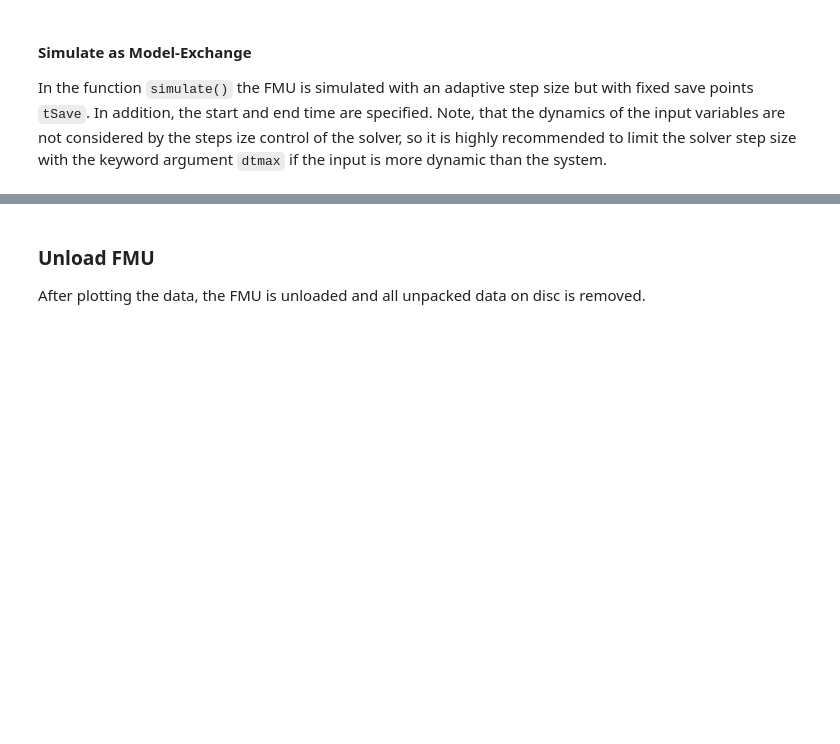
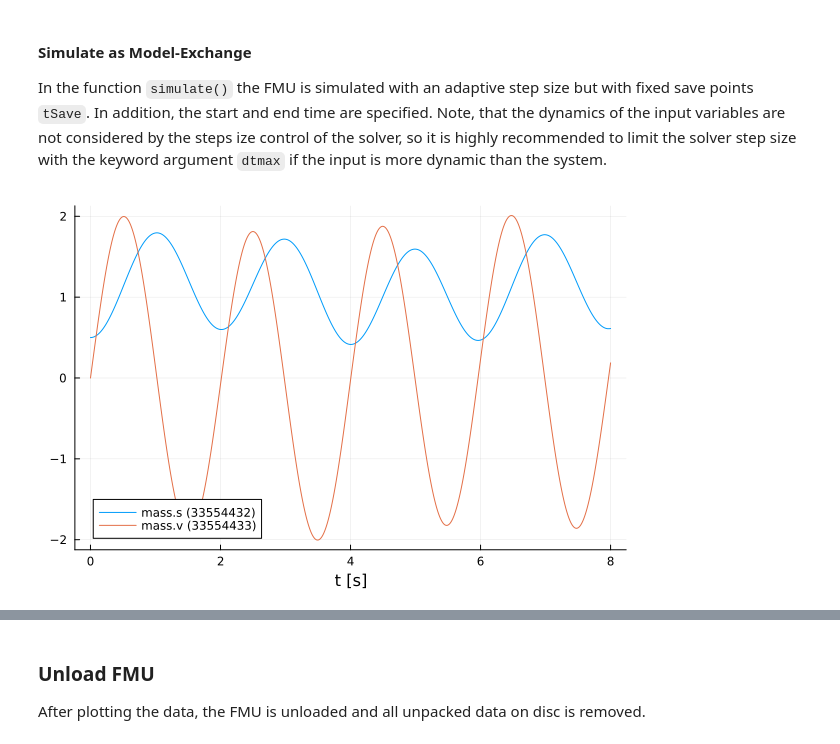
Before and after one commit to ThummeTo/FMI.jl, a Jupyter notebook: examples/src/inputs.ipynb, the cells around one changed output, grey strips where cells are left out. Cells and saved outputs as stored; diff of their text form; code cells hidden in the pictures; blank space fills up the shorter version.

```diff
--- a/examples/src/inputs.ipynb
+++ b/examples/src/inputs.ipynb
@@ -45,16 +51,19 @@ In the function `simulate()` the FMU is simulated with an adaptive step size but
 # %%
 # input function format "t", dependent on `t` (time)
 function extForce_t(t::Real, u::AbstractArray{<:Real})
     u[1] = sin(t)
 end
 
 # simulate while setting inputs
 data_extForce_t = simulate(fmu, (tStart, tStop);                 # FMU, start and stop time
+                          solver = Tsit5(),
                           saveat=tSave,                         # timepoints for the ODE solution to be saved
                           inputValueReferences=["extForce"],    # the value references that should be set (inputs)
                           inputFunction=extForce_t,             # the input function to be used
                           dtmax=1e-2,                           # limit max step size to capture inputs
                           showProgress=false)                   # disable progress bar
 plot(data_extForce_t)
+# %% [output]
+[figure, added]
 # %%
 # input function format "cxt", dependent on `c` (component), `x` (state) and `t` (time)
```
Also changed, not shown: parts of 4 cells of this notebook, 10 other files.
